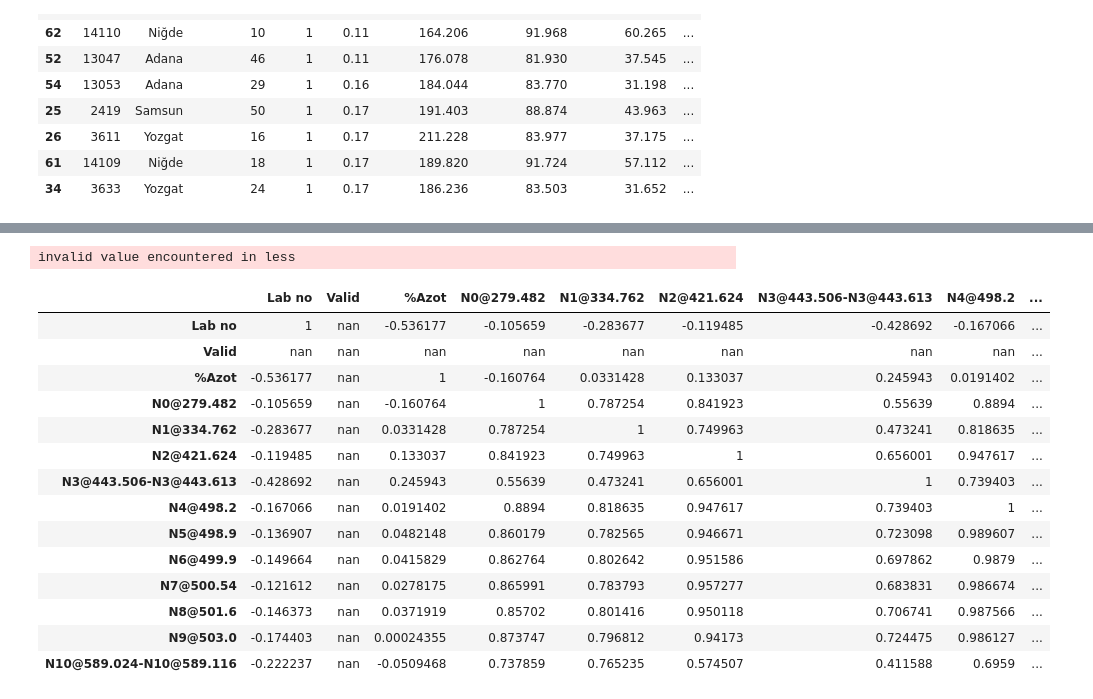
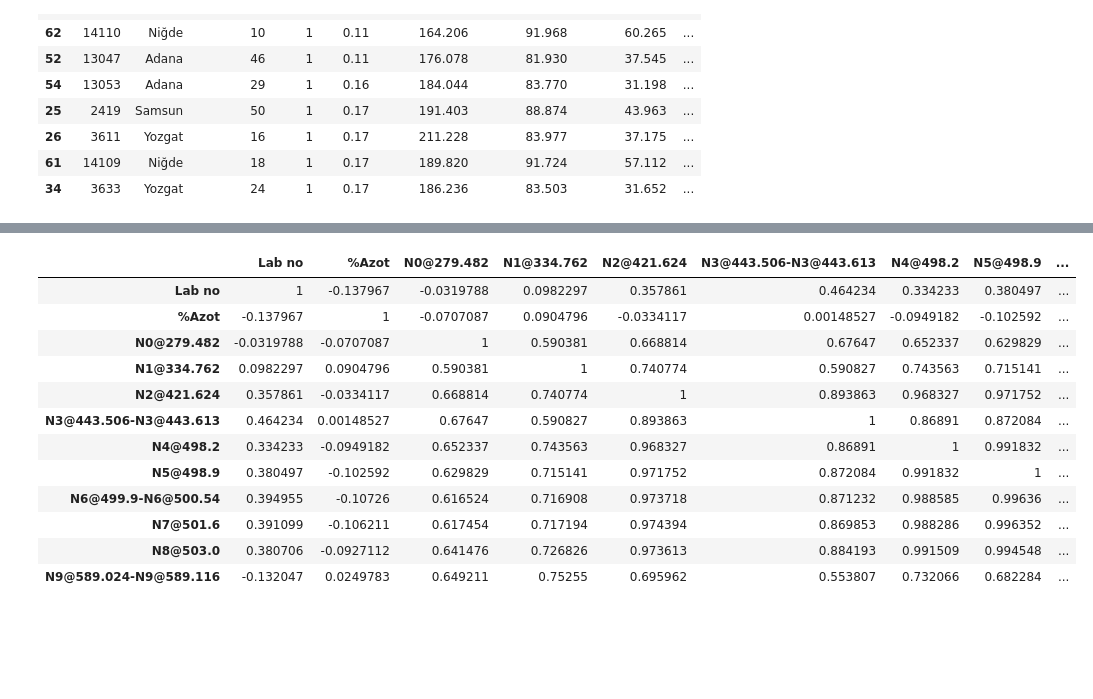
Before and after one commit to ugurgudelek/Libs, a Jupyter notebook: new test/analyze.ipynb, the cells around one changed output, grey strips where cells are left out. Saved outputs shown, nothing was run; the diff lists cells and outputs as text; code cells hidden in the pictures; blank space fills up the shorter version.

```diff
--- a/new test/analyze.ipynb
+++ b/new test/analyze.ipynb
@@ -371,20 +372,17 @@ plt.savefig('corr.png')
 # %%
-corr = analysis.data.corr()
+corr = analysis.data.drop(['Valid'], axis=1).corr()
 corr.style.background_gradient(cmap='coolwarm')
 # %% [output]
-invalid value encountered in less
-|  | Lab no | Valid | %Azot | N0@279.482 | N1@334.762 | N2@421.624 | N3@443.506-N3@443.613 | N4@498.2 | ... |
-| Lab no | 1 | nan | -0.536177 | -0.105659 | -0.283677 | -0.119485 | -0.428692 | -0.167066 | ... |
-| Valid | nan | nan | nan | nan | nan | nan | nan | nan | ... |
-| %Azot | -0.536177 | nan | 1 | -0.160764 | 0.0331428 | 0.133037 | 0.245943 | 0.0191402 | ... |
-| N0@279.482 | -0.105659 | nan | -0.160764 | 1 | 0.787254 | 0.841923 | 0.55639 | 0.8894 | ... |
-| N1@334.762 | -0.283677 | nan | 0.0331428 | 0.787254 | 1 | 0.749963 | 0.473241 | 0.818635 | ... |
-| N2@421.624 | -0.119485 | nan | 0.133037 | 0.841923 | 0.749963 | 1 | 0.656001 | 0.947617 | ... |
-| N3@443.506-N3@443.613 | -0.428692 | nan | 0.245943 | 0.55639 | 0.473241 | 0.656001 | 1 | 0.739403 | ... |
-| N4@498.2 | -0.167066 | nan | 0.0191402 | 0.8894 | 0.818635 | 0.947617 | 0.739403 | 1 | ... |
-| N5@498.9 | -0.136907 | nan | 0.0482148 | 0.860179 | 0.782565 | 0.946671 | 0.723098 | 0.989607 | ... |
-| N6@499.9 | -0.149664 | nan | 0.0415829 | 0.862764 | 0.802642 | 0.951586 | 0.697862 | 0.9879 | ... |
-| N7@500.54 | -0.121612 | nan | 0.0278175 | 0.865991 | 0.783793 | 0.957277 | 0.683831 | 0.986674 | ... |
-| N8@501.6 | -0.146373 | nan | 0.0371919 | 0.85702 | 0.801416 | 0.950118 | 0.706741 | 0.987566 | ... |
-| N9@503.0 | -0.174403 | nan | 0.00024355 | 0.873747 | 0.796812 | 0.94173 | 0.724475 | 0.986127 | ... |
-| N10@589.024-N10@589.116 | -0.222237 | nan | -0.0509468 | 0.737859 | 0.765235 | 0.574507 | 0.411588 | 0.6959 | ... |
+|  | Lab no | %Azot | N0@279.482 | N1@334.762 | N2@421.624 | N3@443.506-N3@443.613 | N4@498.2 | N5@498.9 | ... |
+| Lab no | 1 | -0.137967 | -0.0319788 | 0.0982297 | 0.357861 | 0.464234 | 0.334233 | 0.380497 | ... |
+| %Azot | -0.137967 | 1 | -0.0707087 | 0.0904796 | -0.0334117 | 0.00148527 | -0.0949182 | -0.102592 | ... |
+| N0@279.482 | -0.0319788 | -0.0707087 | 1 | 0.590381 | 0.668814 | 0.67647 | 0.652337 | 0.629829 | ... |
+| N1@334.762 | 0.0982297 | 0.0904796 | 0.590381 | 1 | 0.740774 | 0.590827 | 0.743563 | 0.715141 | ... |
+| N2@421.624 | 0.357861 | -0.0334117 | 0.668814 | 0.740774 | 1 | 0.893863 | 0.968327 | 0.971752 | ... |
+| N3@443.506-N3@443.613 | 0.464234 | 0.00148527 | 0.67647 | 0.590827 | 0.893863 | 1 | 0.86891 | 0.872084 | ... |
+| N4@498.2 | 0.334233 | -0.0949182 | 0.652337 | 0.743563 | 0.968327 | 0.86891 | 1 | 0.991832 | ... |
+| N5@498.9 | 0.380497 | -0.102592 | 0.629829 | 0.715141 | 0.971752 | 0.872084 | 0.991832 | 1 | ... |
+| N6@499.9-N6@500.54 | 0.394955 | -0.10726 | 0.616524 | 0.716908 | 0.973718 | 0.871232 | 0.988585 | 0.99636 | ... |
+| N7@501.6 | 0.391099 | -0.106211 | 0.617454 | 0.717194 | 0.974394 | 0.869853 | 0.988286 | 0.996352 | ... |
+| N8@503.0 | 0.380706 | -0.0927112 | 0.641476 | 0.726826 | 0.973613 | 0.884193 | 0.991509 | 0.994548 | ... |
+| N9@589.024-N9@589.116 | -0.132047 | 0.0249783 | 0.649211 | 0.75255 | 0.695962 | 0.553807 | 0.732066 | 0.682284 | ... |
```
Also changed, not shown: parts of 12 cells of this notebook, 12 other files.
